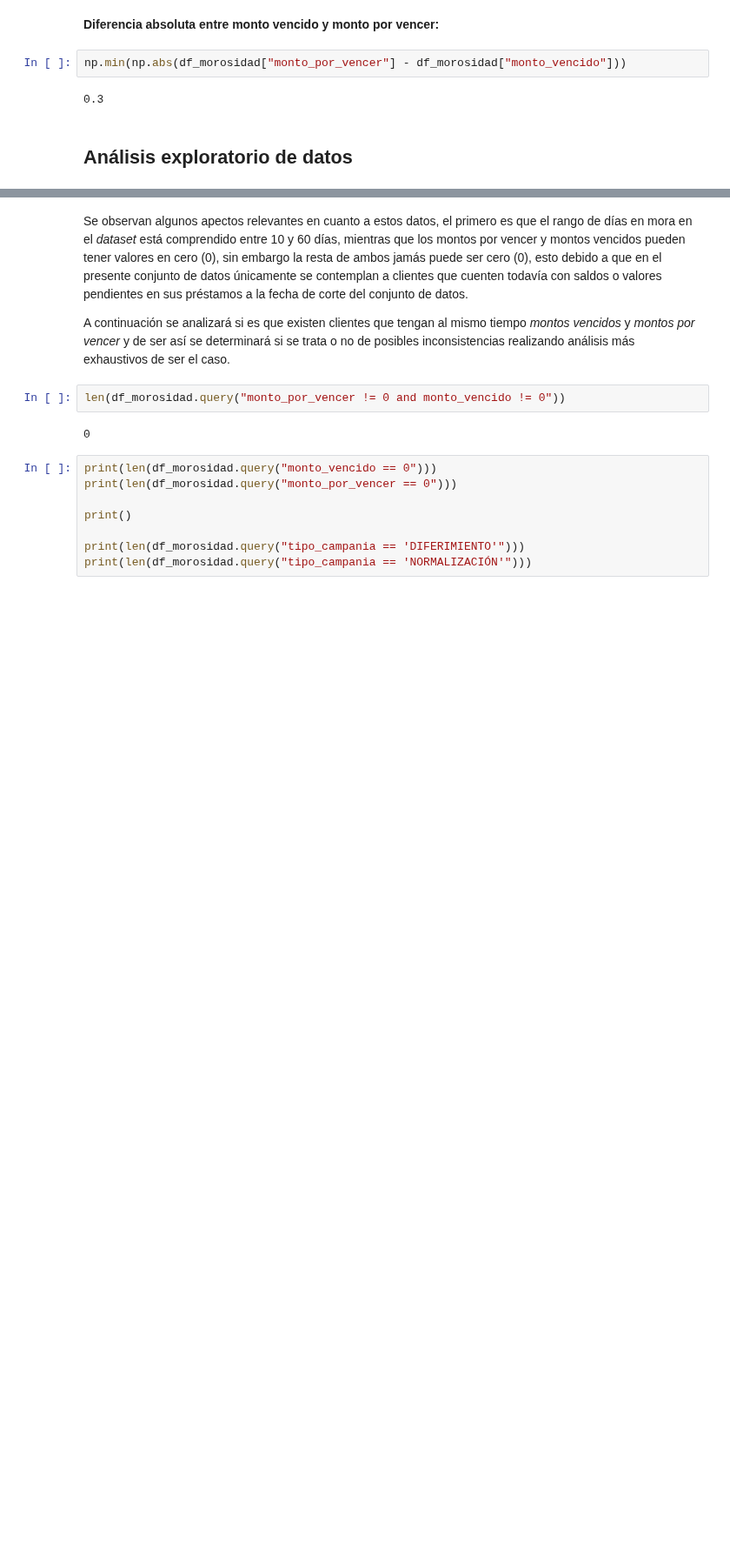
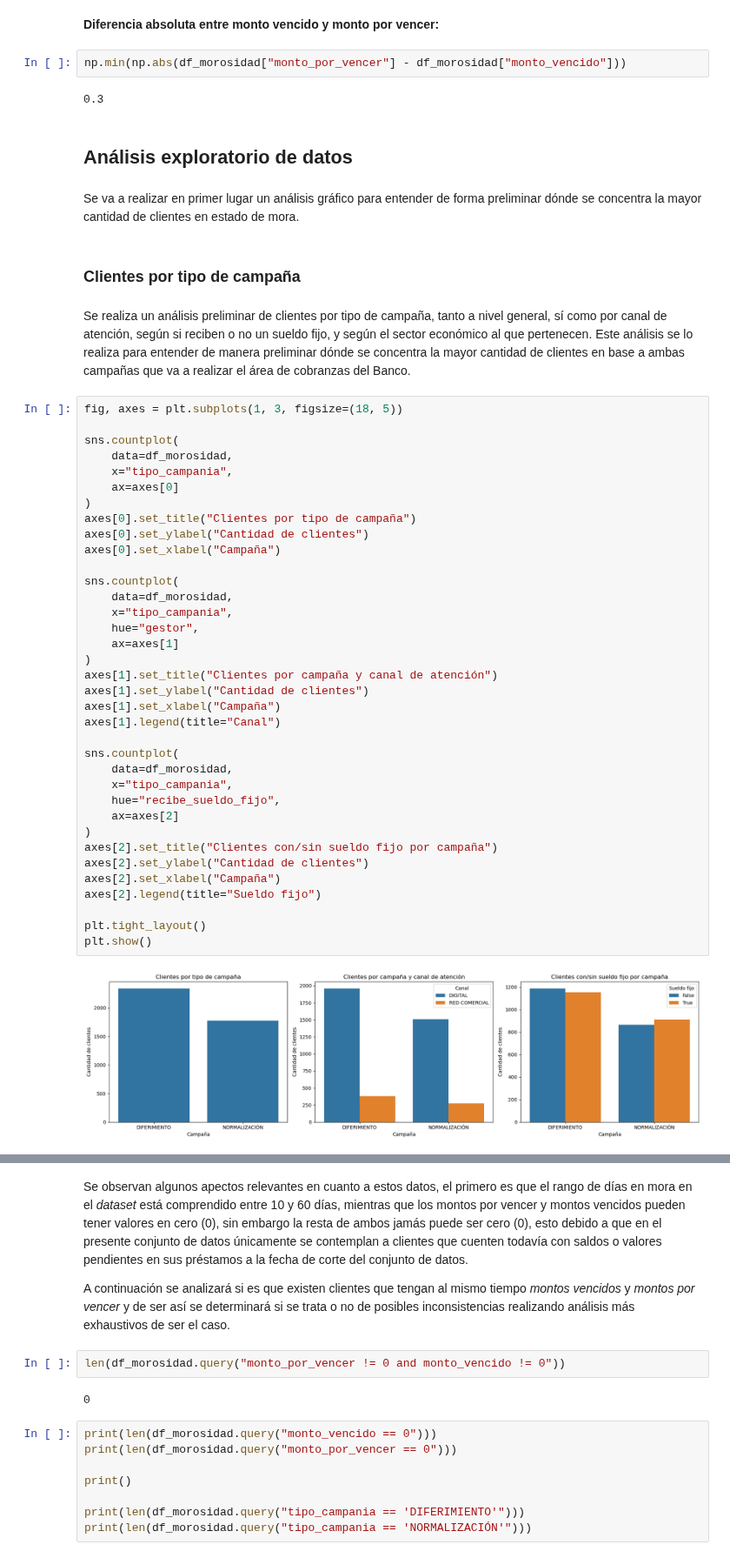
Before and after one commit to carlos-calderon-cabezas/financial-relief-analysis, a Jupyter notebook: analisis_alivio_financiero.ipynb, the cells around one changed output, grey strips where cells are left out. Shown at 87% size. Drawn from its saved outputs; the diff is of its cells as text; blank space fills up the shorter version.

Commit message:
Improved graphic exploratory analysis

```diff
--- a/analisis_alivio_financiero.ipynb
+++ b/analisis_alivio_financiero.ipynb
@@ -217,3 +217,47 @@ np.min(np.abs(df_morosidad["monto_por_vencer"] - df_morosidad["monto_vencido"]))
 0.3
 # %% [markdown]
 ## Análisis exploratorio de datos
+# %% [markdown]
+Se va a realizar en primer lugar un análisis gráfico para entender de forma preliminar dónde se concentra la mayor cantidad de clientes en estado de mora.
+# %% [markdown]
+### Clientes por tipo de campaña
+# %% [markdown]
+Se realiza un análisis preliminar de clientes por tipo de campaña, tanto a nivel general, sí como por canal de atención, según si reciben o no un sueldo fijo, y según el sector económico al que pertenecen. Este análisis se lo realiza para entender de manera preliminar dónde se concentra la mayor cantidad de clientes en base a ambas campañas que va a realizar el área de cobranzas del Banco.
+# %%
+fig, axes = plt.subplots(1, 3, figsize=(18, 5))
+
+sns.countplot(
+    data=df_morosidad,
+    x="tipo_campania",
+    ax=axes[0]
+)
+axes[0].set_title("Clientes por tipo de campaña")
+axes[0].set_ylabel("Cantidad de clientes")
+axes[0].set_xlabel("Campaña")
+
+sns.countplot(
+    data=df_morosidad,
+    x="tipo_campania",
+    hue="gestor",
+    ax=axes[1]
+)
+axes[1].set_title("Clientes por campaña y canal de atención")
+axes[1].set_ylabel("Cantidad de clientes")
+axes[1].set_xlabel("Campaña")
+axes[1].legend(title="Canal")
+
+sns.countplot(
+    data=df_morosidad,
+    x="tipo_campania",
+    hue="recibe_sueldo_fijo",
+    ax=axes[2]
+)
+axes[2].set_title("Clientes con/sin sueldo fijo por campaña")
+axes[2].set_ylabel("Cantidad de clientes")
+axes[2].set_xlabel("Campaña")
+axes[2].legend(title="Sueldo fijo")
+
+plt.tight_layout()
+plt.show()
+# %% [output]
+[figure, added]
```
Also changed, not shown: parts of 27 cells of this notebook.
